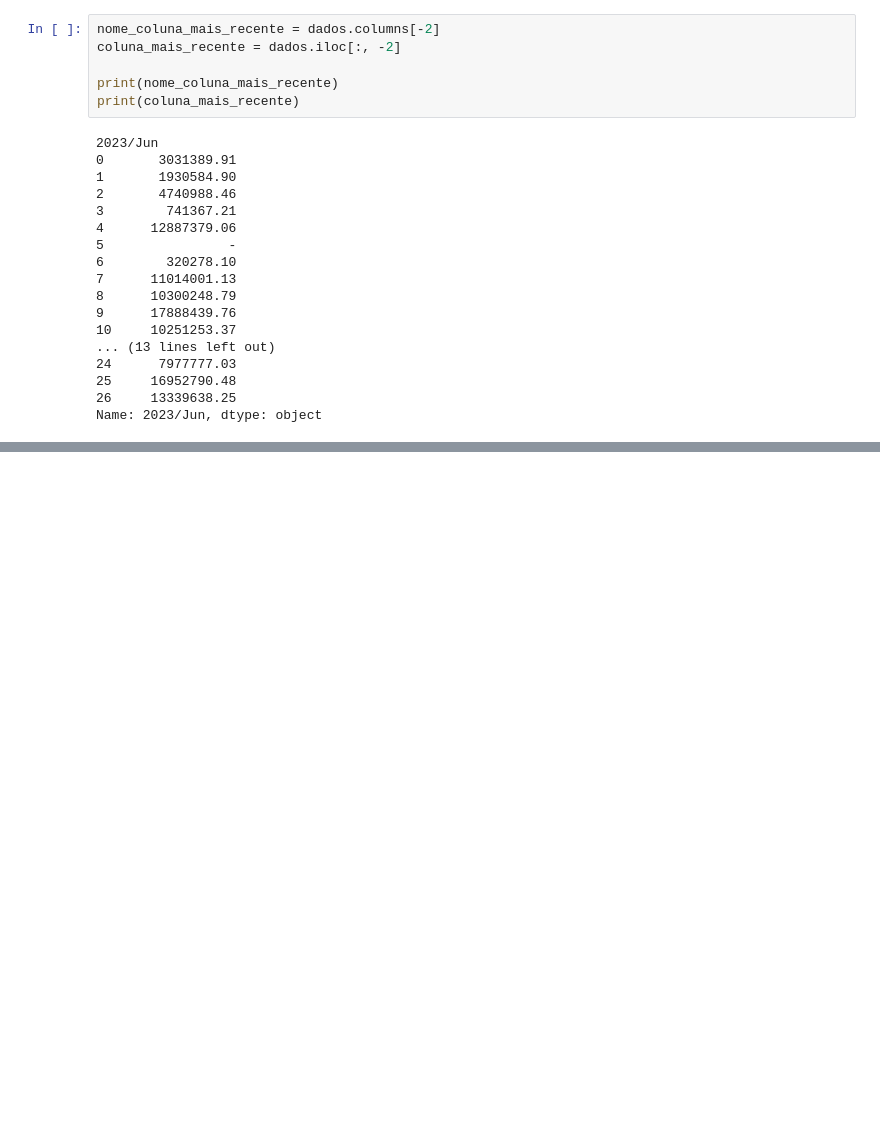
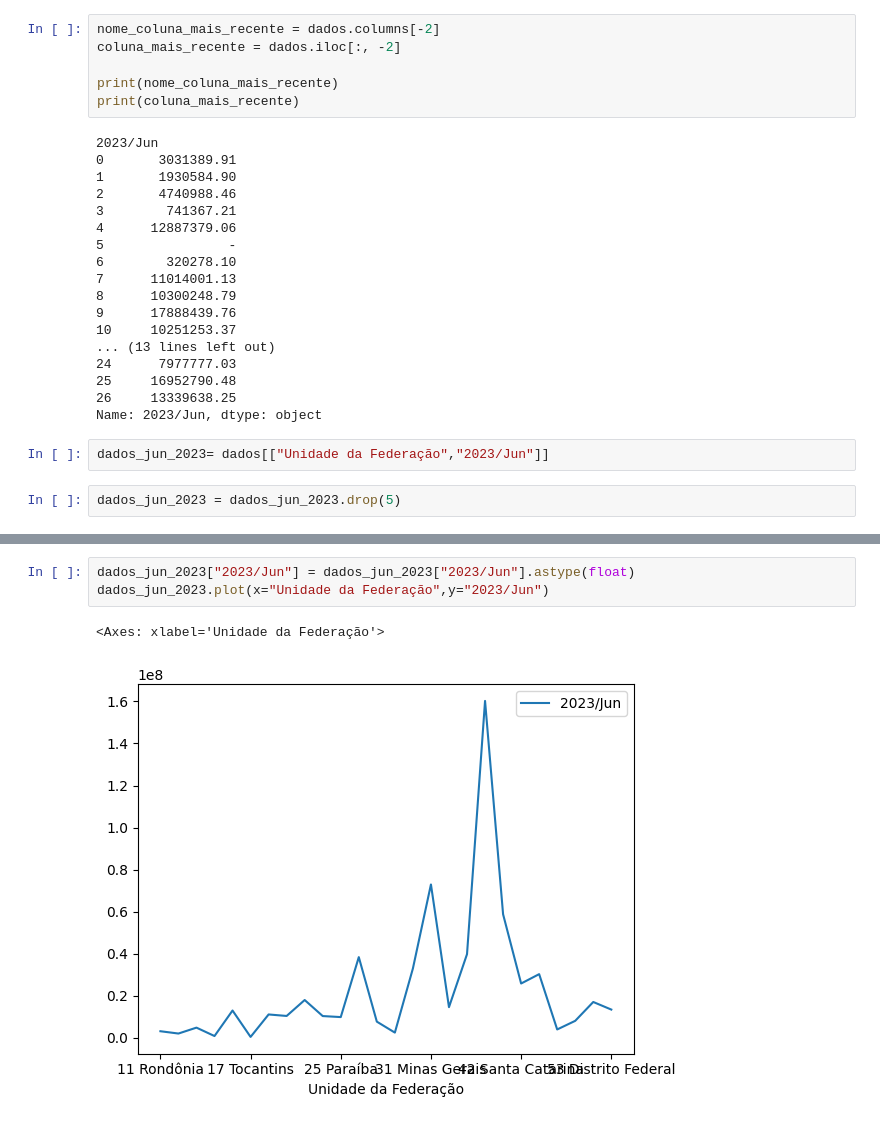
Before and after one commit to vitorsarilio/Pos_Tech_Data_Analytics, a Jupyter notebook: Notebooks/Producao_Hospitalar.ipynb, the cells around one changed output, grey strips where cells are left out. Drawn from its saved outputs; the diff is of its cells as text; blank space fills up the shorter version.

Commit message:
Iniciando com matplotlib e limpeza de dados

```diff
--- a/Notebooks/Producao_Hospitalar.ipynb
+++ b/Notebooks/Producao_Hospitalar.ipynb
@@ -90,3 +90,7 @@ print(coluna_mais_recente)
 25     16952790.48
 26     13339638.25
 Name: 2023/Jun, dtype: object
+# %%
+dados_jun_2023= dados[["Unidade da Federação","2023/Jun"]]
+# %%
+dados_jun_2023 = dados_jun_2023.drop(5)
@@ -92,0 +109,6 @@ Name: 2023/Jun, dtype: object
+# %%
+dados_jun_2023["2023/Jun"] = dados_jun_2023["2023/Jun"].astype(float)
+dados_jun_2023.plot(x="Unidade da Federação",y="2023/Jun")
+# %% [output]
+<Axes: xlabel='Unidade da Federação'>
+[figure, added]
```
Also changed, not shown: parts of 2 cells of this notebook.
